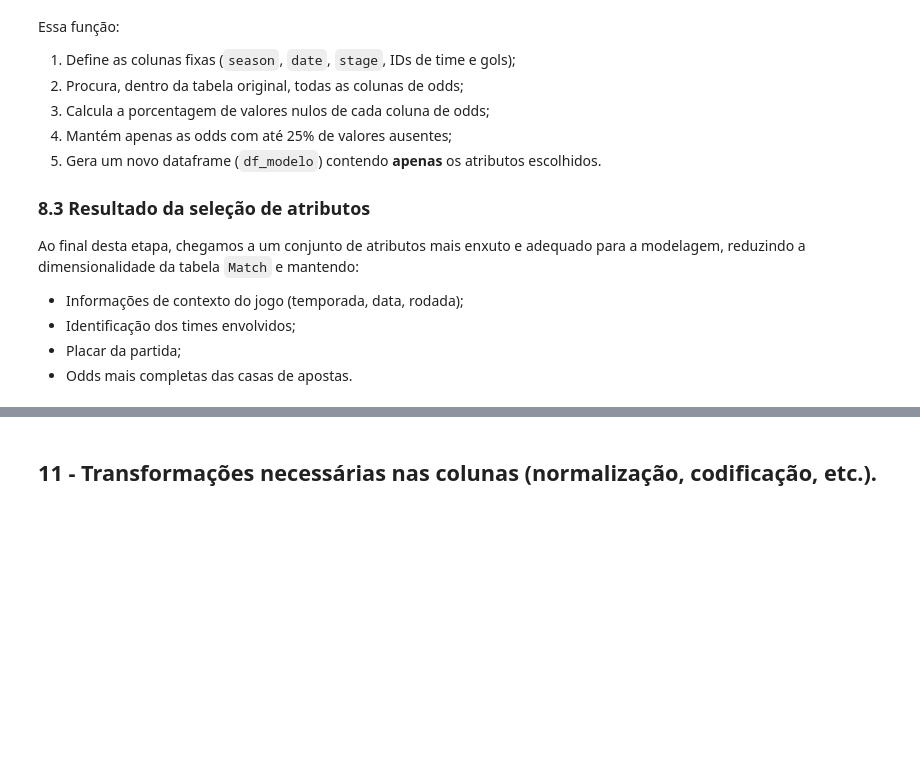
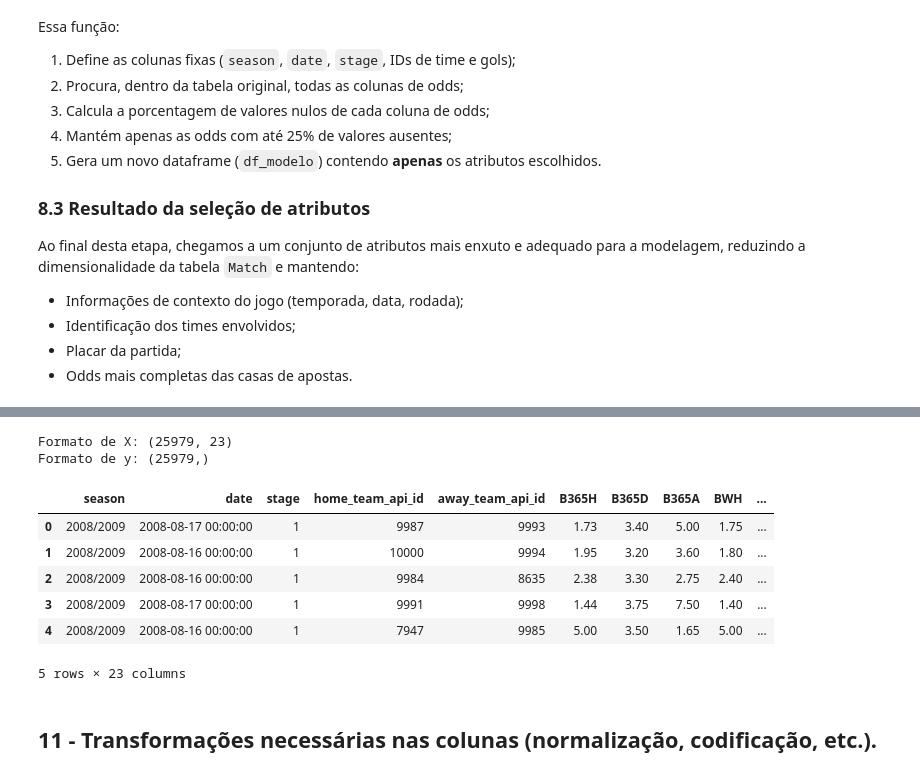
Before and after one commit to GiovaniFetzner/DataScience-BigData, a Jupyter notebook: notebook/DataScience.ipynb, the cells around one changed output, grey strips where cells are left out. Drawn from its saved outputs; the diff is of its cells as text; code cells hidden in the pictures; blank space fills up the shorter version.

```diff
--- a/notebook/DataScience.ipynb
+++ b/notebook/DataScience.ipynb
@@ -1534,3 +1570,26 @@ Com essa classificação, concluímos a etapa de entendimento do dataset e estam
+# %%
+df_modelo_tratado["resultado"] = df_modelo_tratado.apply(
+    lambda row: "H" if row["home_team_goal"] > row["away_team_goal"]
+    else ("A" if row["home_team_goal"] < row["away_team_goal"] else "D"),
+    axis=1
+)
+
+X = df_modelo_tratado.drop(columns=["home_team_goal", "away_team_goal", "resultado"])
+y = df_modelo_tratado["resultado"]
+
+print("Formato de X:", X.shape)
+print("Formato de y:", y.shape)
+X.head()
+# %% [output]
+Formato de X: (25979, 23)
+Formato de y: (25979,)
+|  | season | date | stage | home_team_api_id | away_team_api_id | B365H | B365D | B365A | BWH | ... |
+| 0 | 2008/2009 | 2008-08-17 00:00:00 | 1 | 9987 | 9993 | 1.73 | 3.40 | 5.00 | 1.75 | ... |
+| 1 | 2008/2009 | 2008-08-16 00:00:00 | 1 | 10000 | 9994 | 1.95 | 3.20 | 3.60 | 1.80 | ... |
+| 2 | 2008/2009 | 2008-08-16 00:00:00 | 1 | 9984 | 8635 | 2.38 | 3.30 | 2.75 | 2.40 | ... |
+| 3 | 2008/2009 | 2008-08-17 00:00:00 | 1 | 9991 | 9998 | 1.44 | 3.75 | 7.50 | 1.40 | ... |
+| 4 | 2008/2009 | 2008-08-16 00:00:00 | 1 | 7947 | 9985 | 5.00 | 3.50 | 1.65 | 5.00 | ... |
+5 rows × 23 columns
 # %% [markdown]
 ## 11 - Transformações necessárias nas colunas (normalização, codificação, etc.).
 # %% [markdown]
```
Also changed, not shown: parts of 2 cells of this notebook.
